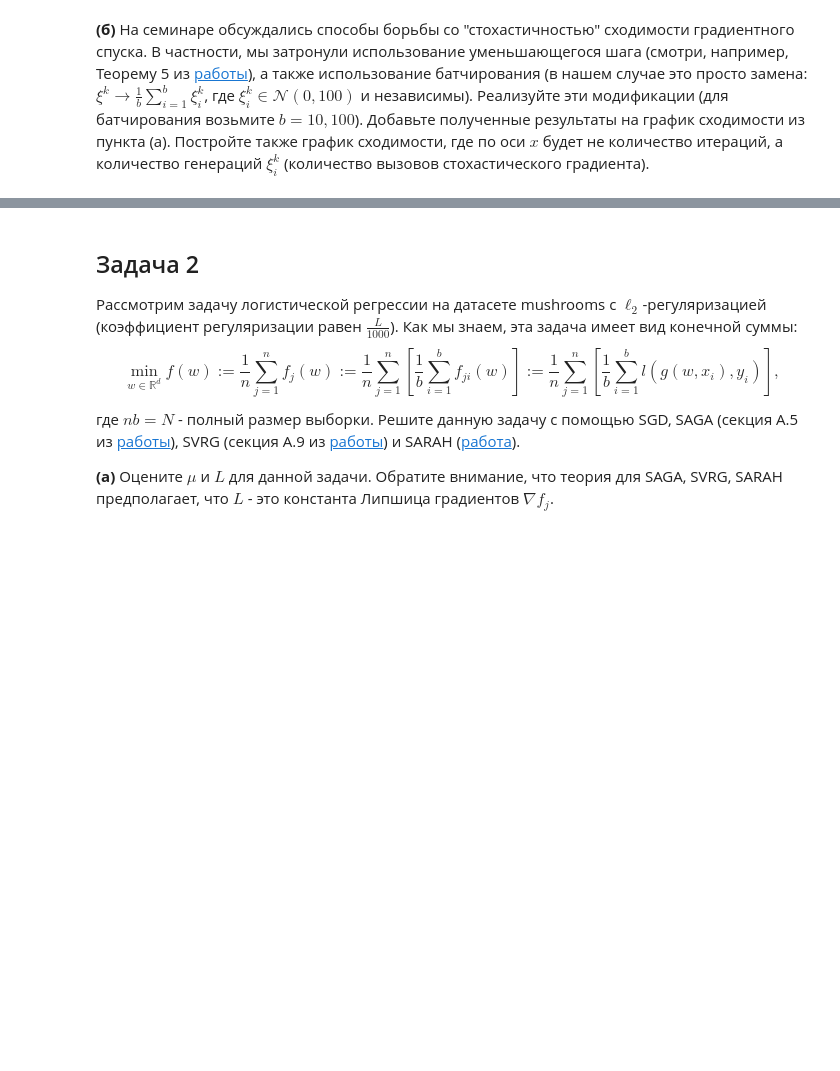
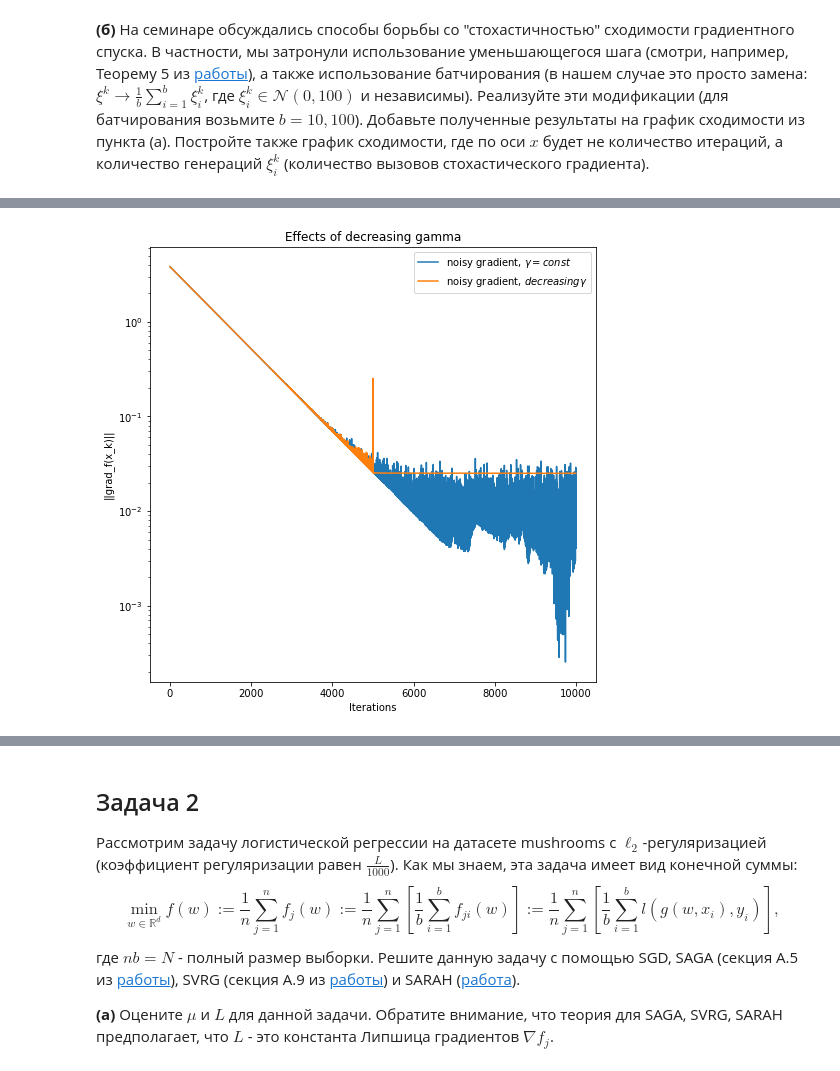
Before and after one commit to k2a07/MIPT-homeworks, a Jupyter notebook: Acharya_Kirill_Optimization_HW_5.ipynb, the cells around one changed output, grey strips where cells are left out. Saved outputs shown, nothing was run; the diff lists cells and outputs as text; code cells hidden in the pictures; blank space fills up the shorter version.

```diff
--- a/Acharya_Kirill_Optimization_HW_5.ipynb
+++ b/Acharya_Kirill_Optimization_HW_5.ipynb
@@ -76,0 +97,40 @@ for batch_size in b_arr:
+# %%
+#Decreasing gamma vs. Constant gamma
+n_iter = 10000
+x, y, labels = [], [], []
+n_iter_arr = [i for i in range(n_iter)]
+ksi_sigma = 0.1
+
+noisy_gd = opt.GradientOptimizer(opt.f_quad, opt.f_quad_grad, x_0 = x_0, criterium = '||grad_f(x_k)||',
+                                args = args, n_iter = n_iter, gamma_k = gamma_const, noisy_gradient_activate=True,
+                                ksi_sigma=ksi_sigma)
+points_arr, differences_arr, times_arr, acc_arr = noisy_gd.descent()
+x.append(n_iter_arr)
+y.append(differences_arr)
+labels.append(r'noisy gradient, $\gamma = const$')
+
+args['a'] = args['L']
+
+#implementation from Theorem 5
+def gamma_decreasing(k, func, nabla_f, x_curr, x_sol, args):
+    if n_iter <= args['d']/args['a']:
+        return 1 / args['d']
+    elif n_iter > args['d']/args['a'] and k < n_iter // 2:
+        return 1 / args['a']
+    else:
+        t_0 = n_iter // 2
+        kappa = 2 * args['d'] / args['a']
+        return 2 / ((kappa + k - t_0) * args['a'])
+
+noisy_gd_decr = opt.GradientOptimizer(opt.f_quad, opt.f_quad_grad, x_0 = x_0, criterium = '||grad_f(x_k)||',
+                                args = args, n_iter = n_iter, gamma_k = gamma_decreasing, noisy_gradient_activate=True,
+                                ksi_sigma=ksi_sigma)
+points_arr, differences_arr, times_arr, acc_arr = noisy_gd_decr.descent()
+x.append(n_iter_arr)
+y.append(differences_arr)
+labels.append(r'noisy gradient, $decreasing \gamma$')
+# %%
+opt.plot_graphs(x, y, x_label = "Iterations", lines_labels = labels, title = 'Effects of decreasing gamma',
+                logscale = True, criteria_type = "||grad_f(x_k)||")
+# %% [output]
+[figure, added]
```
Also changed, not shown: parts of 33 cells of this notebook, 1 other file.
